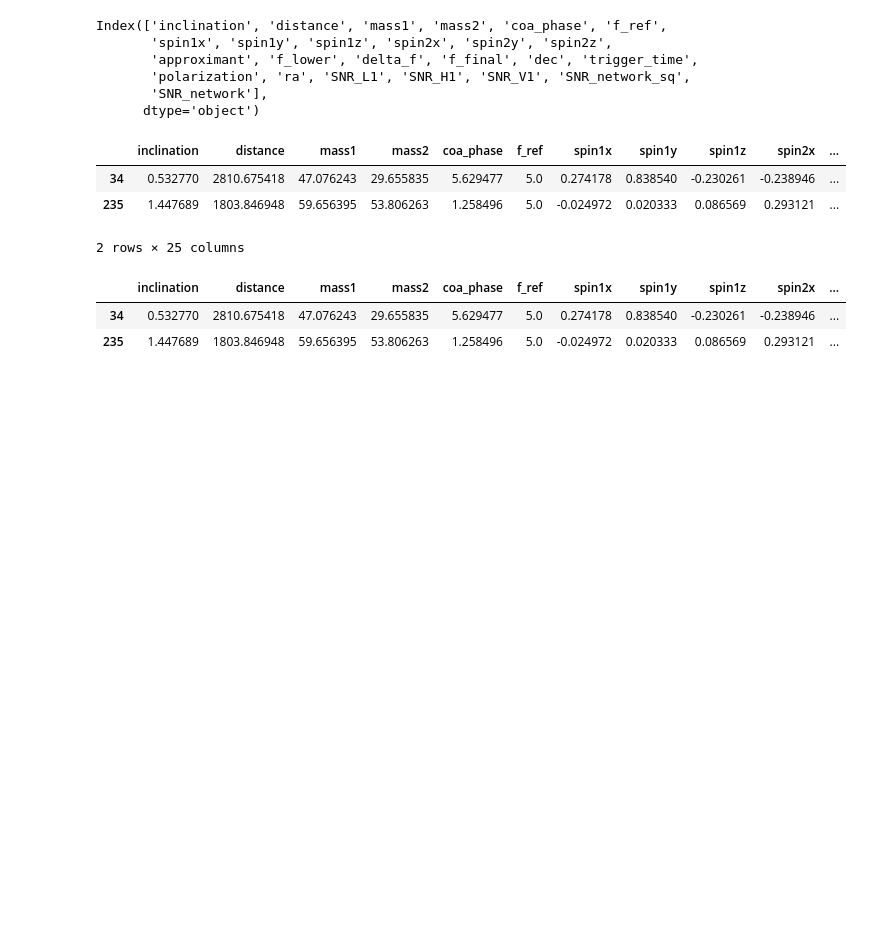
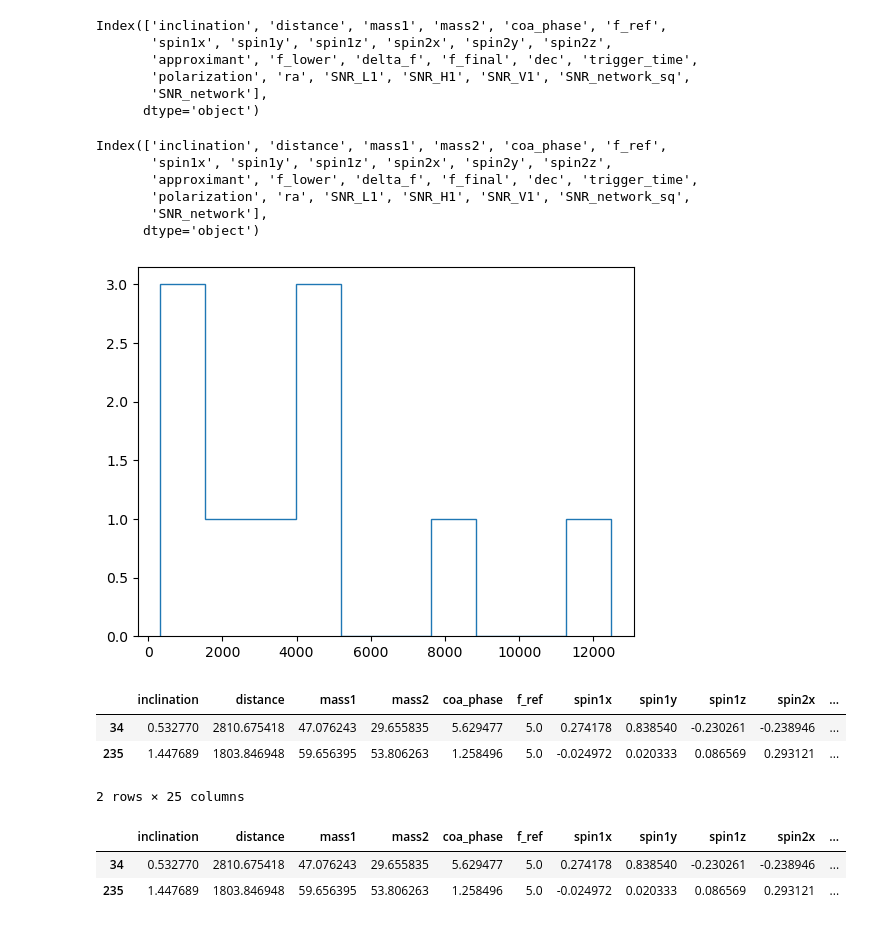
Before and after one commit to divyajyoti09/next_gen_detect, a Jupyter notebook: SNR_plots.ipynb, the cells around one changed output. Saved outputs shown, nothing was run; the diff lists cells and outputs as text; code cells hidden in the pictures; blank space fills up the shorter version.

```diff
--- a/SNR_plots.ipynb
+++ b/SNR_plots.ipynb
@@ -9,6 +9,7 @@ python = '/Users/gravity/opt/anaconda3/envs/gwforge_18Oct24/bin/python'
 test_data_local = dd.io.load('../output_data/1_day_prec_z_10_local_SNR_data.h5')['Optimal_SNR']
 test_data_parallel = dd.io.load('../output_data/1_day_prec_z_10_parallel_SNR_data.h5')['Optimal_SNR']
 test_data_serial = dd.io.load('../output_data/1_day_prec_z_10_serial_SNR_data.h5')['Optimal_SNR']
+data_7_days = dd.io.load('../output_data/7_days_prec_z_10_parallel_SNR_data.h5')['Optimal_SNR']
 # %%
 test_data_local.keys()
 # %% [output]
@@ -30,6 +31,21 @@ def get_detected_SNRs(data_dict, ifo_threshold=8, network_threshold=10):
         else:
             detected[key.split('SNR_')[-1]] = data_dict[data_dict[key] > ifo_threshold]
     return(detected)
+# %%
+detected_7_days_netw = get_detected_SNRs(data_7_days)['network']
+# %%
+detected_7_days_netw.keys()
+# %% [output]
+Index(['inclination', 'distance', 'mass1', 'mass2', 'coa_phase', 'f_ref',
+       'spin1x', 'spin1y', 'spin1z', 'spin2x', 'spin2y', 'spin2z',
+       'approximant', 'f_lower', 'delta_f', 'f_final', 'dec', 'trigger_time',
+       'polarization', 'ra', 'SNR_L1', 'SNR_H1', 'SNR_V1', 'SNR_network_sq',
+       'SNR_network'],
+      dtype='object')
+# %%
+plt.hist(detected_7_days_netw['distance'], histtype=u'step');
+# %% [output]
+[figure, added]
 # %%
 get_detected_SNRs(test_data_local)['network']
 # %% [output]
```
Also changed, not shown: 1 other file.
